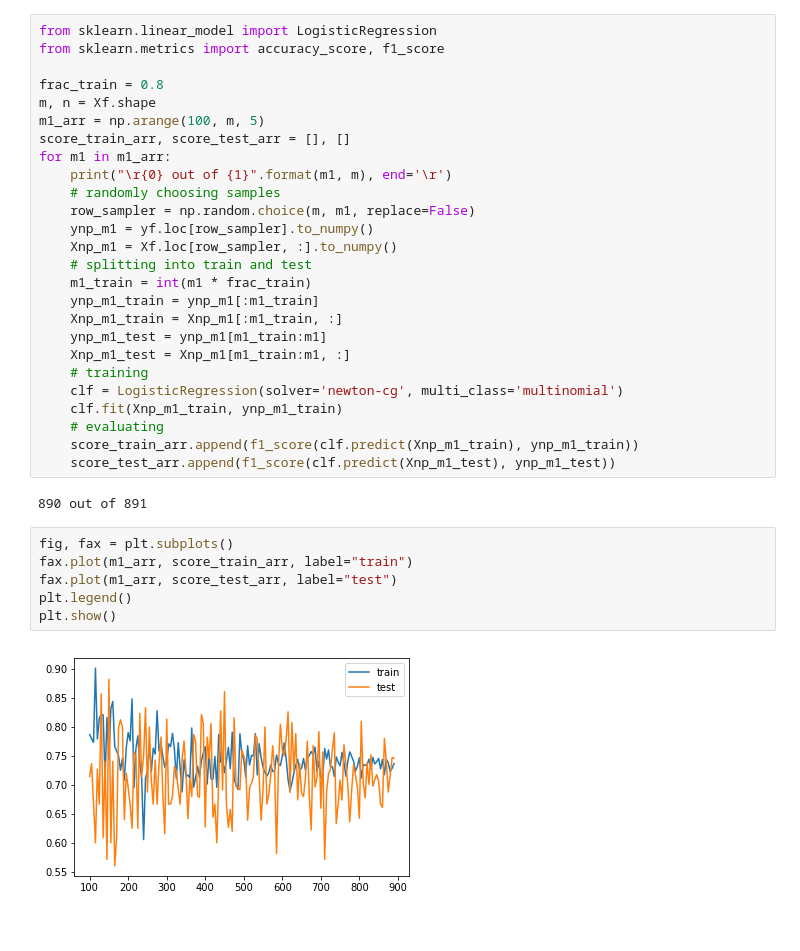
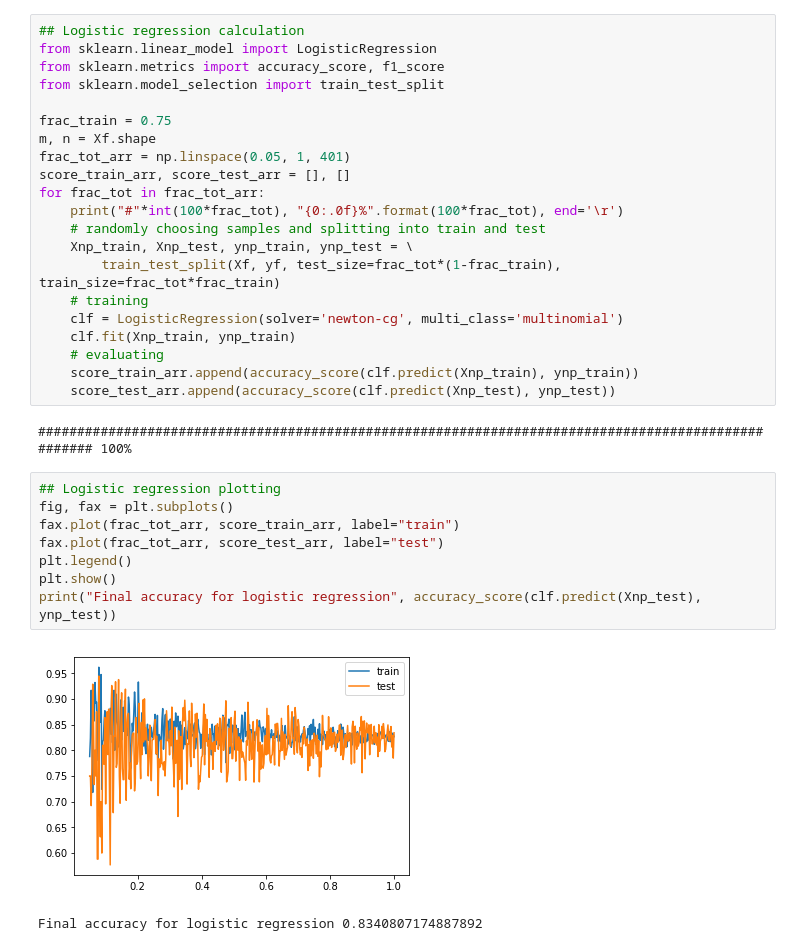
Before and after one commit to kplekhanov/WondrousMachineLaundry, a Jupyter notebook: titanic/scikitLearn.ipynb, the cells around one changed output. Drawn from its saved outputs; the diff is of its cells as text.

```diff
--- a/titanic/scikitLearn.ipynb
+++ b/titanic/scikitLearn.ipynb
@@ -45,36 +58,34 @@ print(Xf.head())
 # %%
+## Logistic regression calculation
 from sklearn.linear_model import LogisticRegression
 from sklearn.metrics import accuracy_score, f1_score
+from sklearn.model_selection import train_test_split
 
-frac_train = 0.8
+frac_train = 0.75
 m, n = Xf.shape
-m1_arr = np.arange(100, m, 5)
+frac_tot_arr = np.linspace(0.05, 1, 401)
 score_train_arr, score_test_arr = [], []
-for m1 in m1_arr:
-    print("\r{0} out of {1}".format(m1, m), end='\r')
-    # randomly choosing samples
-    row_sampler = np.random.choice(m, m1, replace=False)
-    ynp_m1 = yf.loc[row_sampler].to_numpy()
-    Xnp_m1 = Xf.loc[row_sampler, :].to_numpy()
-    # splitting into train and test
-    m1_train = int(m1 * frac_train)
-    ynp_m1_train = ynp_m1[:m1_train]
-    Xnp_m1_train = Xnp_m1[:m1_train, :]
-    ynp_m1_test = ynp_m1[m1_train:m1]
-    Xnp_m1_test = Xnp_m1[m1_train:m1, :]
+for frac_tot in frac_tot_arr:
+    print("#"*int(100*frac_tot), "{0:.0f}%".format(100*frac_tot), end='\r')
+    # randomly choosing samples and splitting into train and test
+    Xnp_train, Xnp_test, ynp_train, ynp_test = \
+        train_test_split(Xf, yf, test_size=frac_tot*(1-frac_train), train_size=frac_tot*frac_train)
     # training
     clf = LogisticRegression(solver='newton-cg', multi_class='multinomial')
-    clf.fit(Xnp_m1_train, ynp_m1_train)
+    clf.fit(Xnp_train, ynp_train)
     # evaluating
-    score_train_arr.append(f1_score(clf.predict(Xnp_m1_train), ynp_m1_train))
-    score_test_arr.append(f1_score(clf.predict(Xnp_m1_test), ynp_m1_test))
+    score_train_arr.append(accuracy_score(clf.predict(Xnp_train), ynp_train))
+    score_test_arr.append(accuracy_score(clf.predict(Xnp_test), ynp_test))
 # %% [output]
-890 out of 891
+#################################################################################################### 100%
 # %%
+## Logistic regression plotting
 fig, fax = plt.subplots()
-fax.plot(m1_arr, score_train_arr, label="train")
-fax.plot(m1_arr, score_test_arr, label="test")
+fax.plot(frac_tot_arr, score_train_arr, label="train")
+fax.plot(frac_tot_arr, score_test_arr, label="test")
 plt.legend()
 plt.show()
+print("Final accuracy for logistic regression", accuracy_score(clf.predict(Xnp_test), ynp_test))
 # %% [output]
-[figure, old version]
+[figure, new version]
+Final accuracy for logistic regression 0.8340807174887892
```
Also changed, not shown: parts of 2 cells of this notebook, 1 other file.
